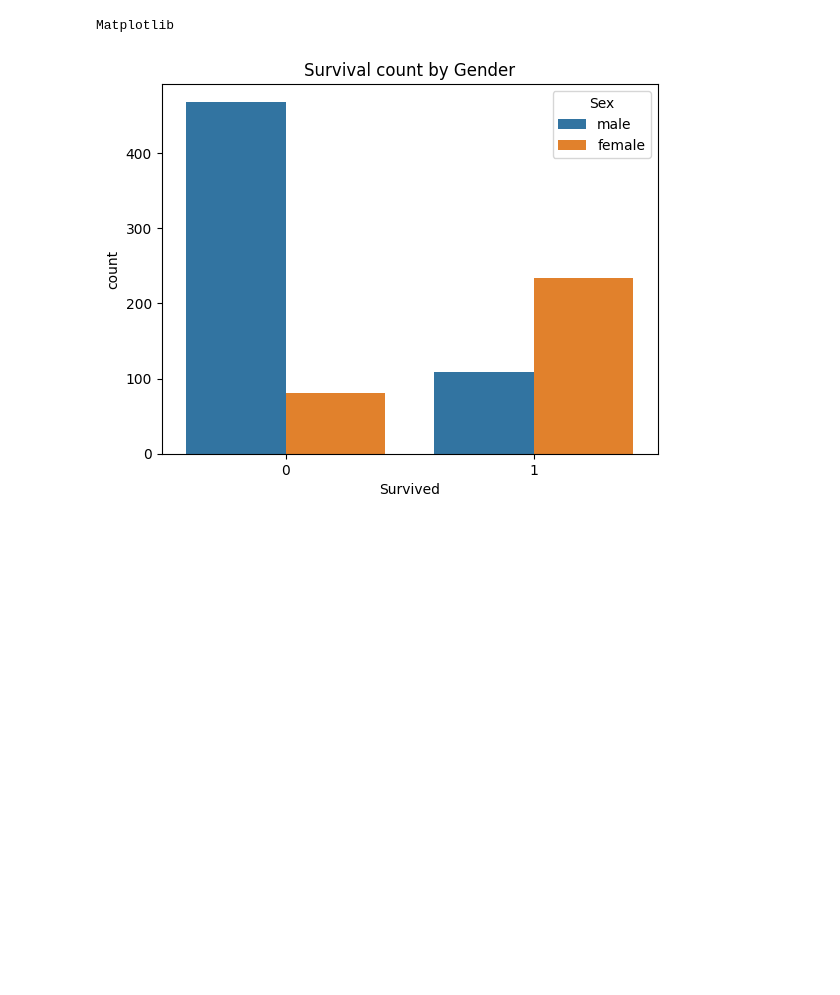
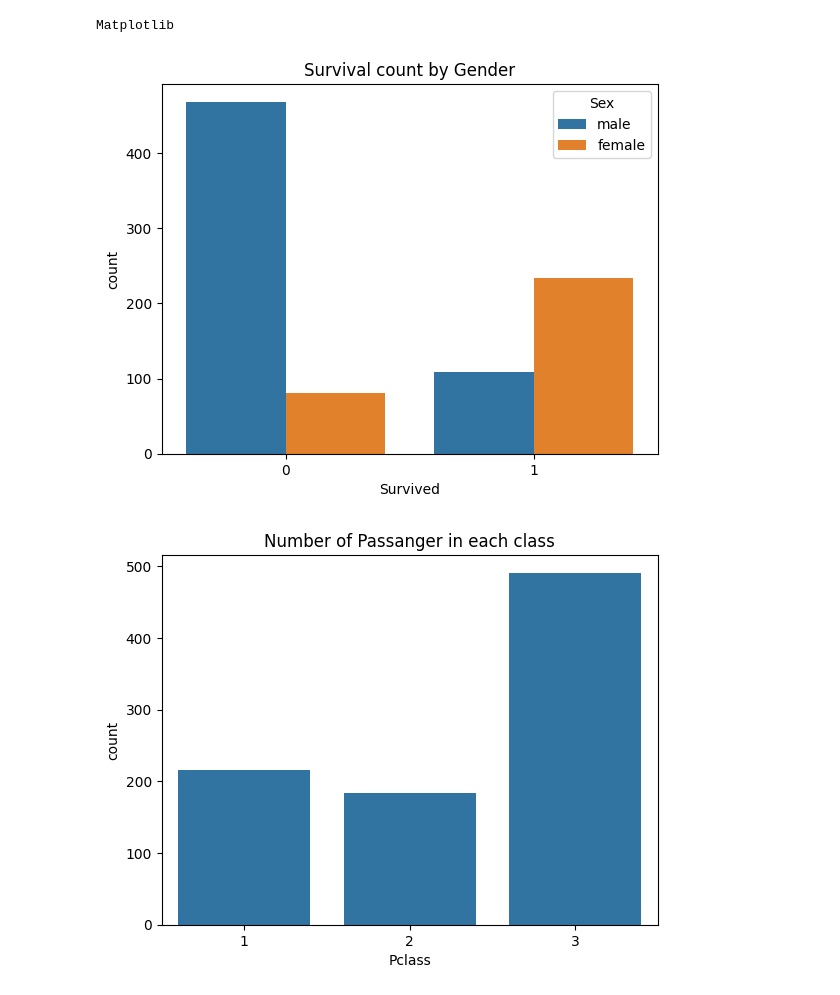
Before and after one commit to khanehtesham/AI-ML-Learning, a Jupyter notebook: 03-Matplotlib.ipynb, the cells around one changed output. Cells and saved outputs as stored; diff of their text form; code cells hidden in the pictures; blank space fills up the shorter version.

```diff
--- a/03-Matplotlib.ipynb
+++ b/03-Matplotlib.ipynb
@@ -1,14 +1,27 @@
 # %%
 print("Matplotlib")
 import pandas as pd
 import matplotlib.pyplot as plt
 import seaborn as sns
 %matplotlib inline
 df= pd.read_csv("titanic.csv")
 df.head()
 sns.countplot(data=df,x='Survived', hue='Sex')
 plt.title('Survival count by Gender')
 plt.show()
+sns.countplot(data=df,x='Pclass')
+plt.title('Number of Passanger in each class')
+plt.show()
+sns.histplot(data=df, x='Age', bins=30, kde=True)
+plt.title('Age Distribution of Passengers')
+plt.show()
+sns.histplot(data=df, x='Fare', bins=30, kde=True)
+plt.title('Fare Distribution of Passengers')
+plt.show()
+sns.histplot(data=df, x='Fare', bins=30, kde=True)
+plt.title('Fare Distribution of Passengers')
+plt.show()
 # %% [output]
 Matplotlib
 [figure]
+[figure, added]
```
Also changed, not shown: parts of 1 cell of this notebook.
